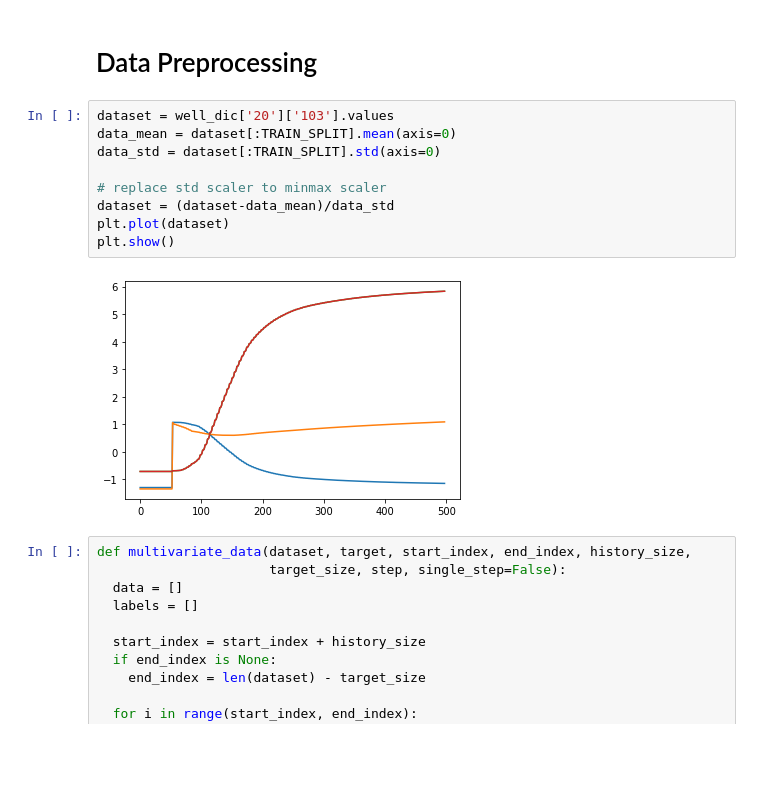
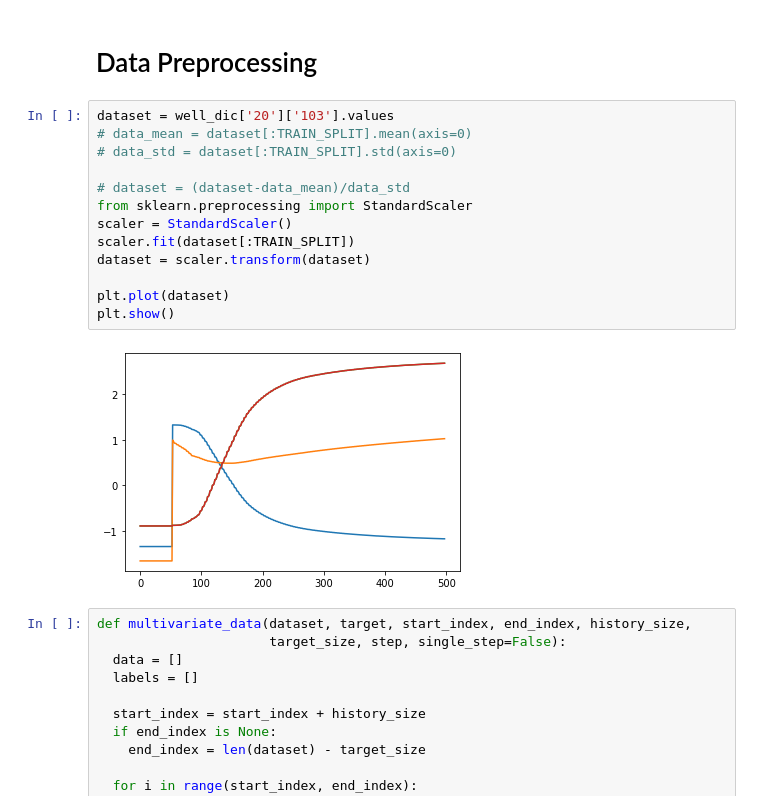
Before and after one commit to Pigrabbit/lstm, a Jupyter notebook: tf_tutorial_version_lstm.ipynb, the cells around one changed output. Saved outputs shown, nothing was run; the diff lists cells and outputs as text; blank space fills up the shorter version.

```diff
--- a/tf_tutorial_version_lstm.ipynb
+++ b/tf_tutorial_version_lstm.ipynb
@@ -74,15 +75,19 @@ plot_single_well(well_dic, 20)
 # Data Preprocessing
 # %%
 dataset = well_dic['20']['103'].values
-data_mean = dataset[:TRAIN_SPLIT].mean(axis=0)
-data_std = dataset[:TRAIN_SPLIT].std(axis=0)
+# data_mean = dataset[:TRAIN_SPLIT].mean(axis=0)
+# data_std = dataset[:TRAIN_SPLIT].std(axis=0)
 
-# replace std scaler to minmax scaler
-dataset = (dataset-data_mean)/data_std
+# dataset = (dataset-data_mean)/data_std
+from sklearn.preprocessing import StandardScaler
+scaler = StandardScaler()
+scaler.fit(dataset[:TRAIN_SPLIT])
+dataset = scaler.transform(dataset)
+
 plt.plot(dataset)
 plt.show()
 # %% [output]
-[figure, old version]
+[figure, new version]
 # %%
 def multivariate_data(dataset, target, start_index, end_index, history_size,
                       target_size, step, single_step=False):
```
Also changed, not shown: parts of 18 cells of this notebook.
